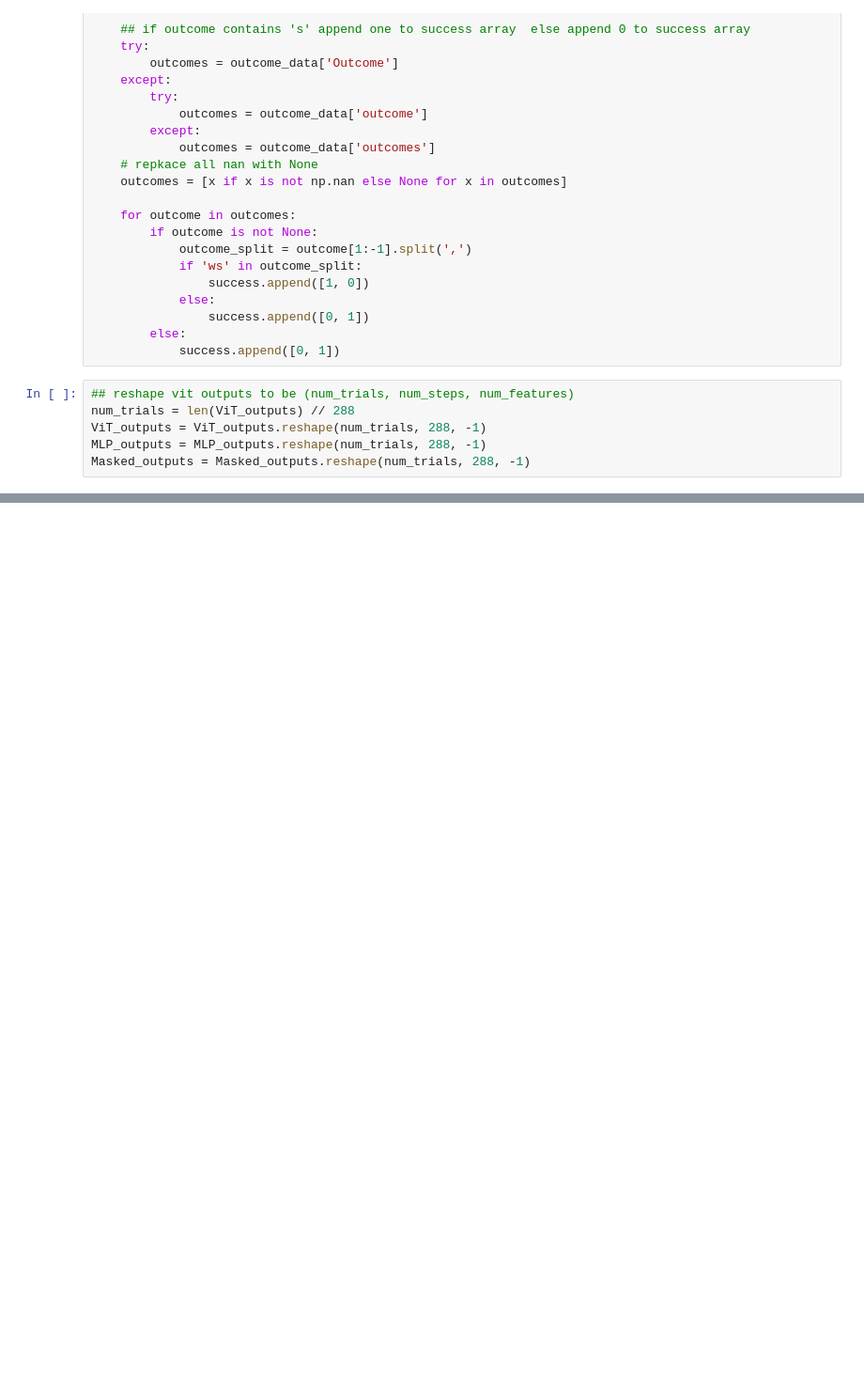
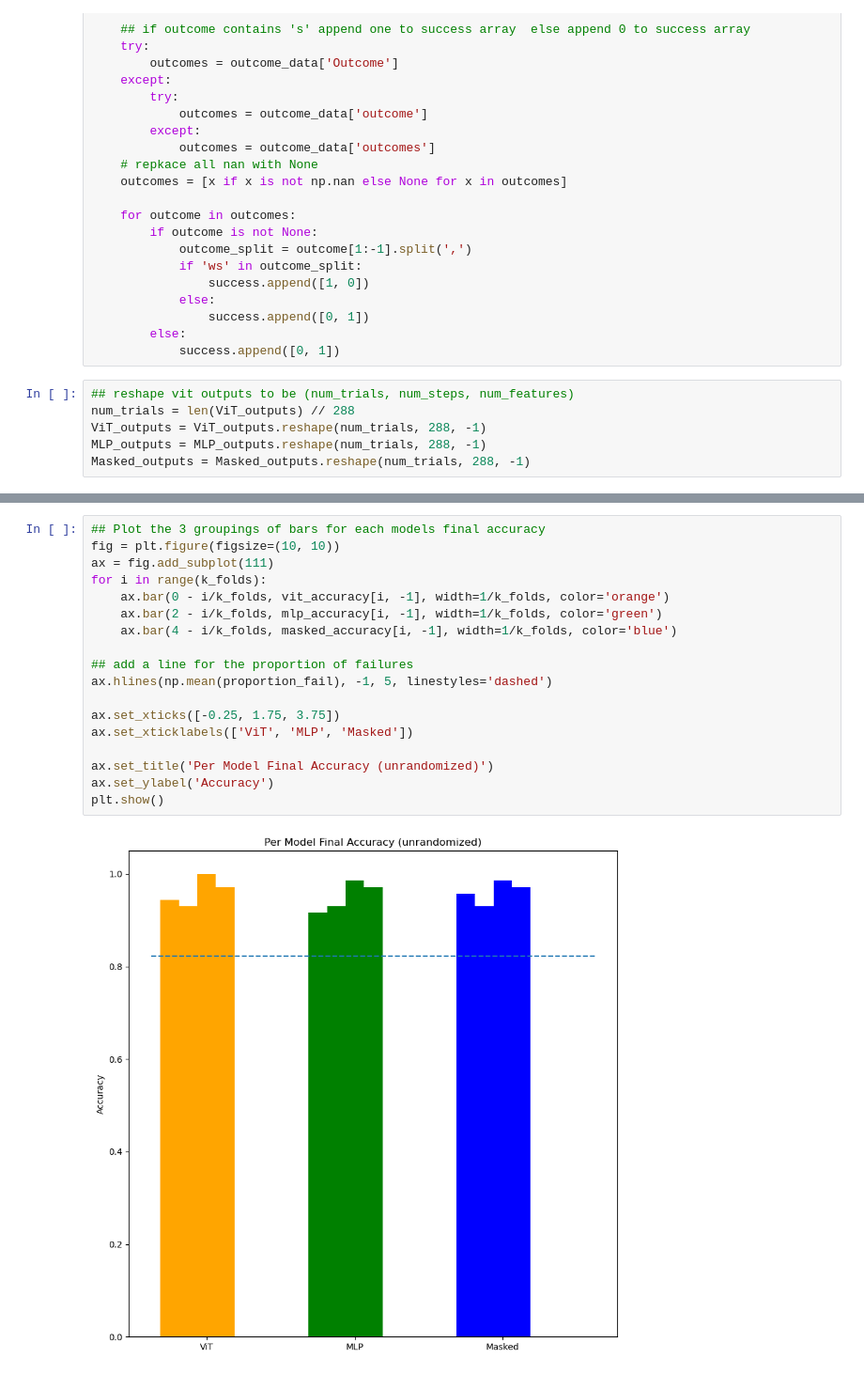
Before and after one commit to Tsuchijo/meso-vit, a Jupyter notebook: src/testing_batch_data.ipynb, the cells around one changed output, grey strips where cells are left out. Shown at 94% size. Drawn from its saved outputs; the diff is of its cells as text; blank space fills up the shorter version.

```diff
--- a/src/testing_batch_data.ipynb
+++ b/src/testing_batch_data.ipynb
@@ -575,0 +657,20 @@ plt.show()
+# %%
+## Plot the 3 groupings of bars for each models final accuracy
+fig = plt.figure(figsize=(10, 10))
+ax = fig.add_subplot(111)
+for i in range(k_folds):
+    ax.bar(0 - i/k_folds, vit_accuracy[i, -1], width=1/k_folds, color='orange')
+    ax.bar(2 - i/k_folds, mlp_accuracy[i, -1], width=1/k_folds, color='green')
+    ax.bar(4 - i/k_folds, masked_accuracy[i, -1], width=1/k_folds, color='blue')
+
+## add a line for the proportion of failures
+ax.hlines(np.mean(proportion_fail), -1, 5, linestyles='dashed')
+
+ax.set_xticks([-0.25, 1.75, 3.75])
+ax.set_xticklabels(['ViT', 'MLP', 'Masked'])
+
+ax.set_title('Per Model Final Accuracy (unrandomized)')
+ax.set_ylabel('Accuracy')
+plt.show()
+# %% [output]
+[figure, added]
```
Also changed, not shown: parts of 12 cells of this notebook, 6 other files.
